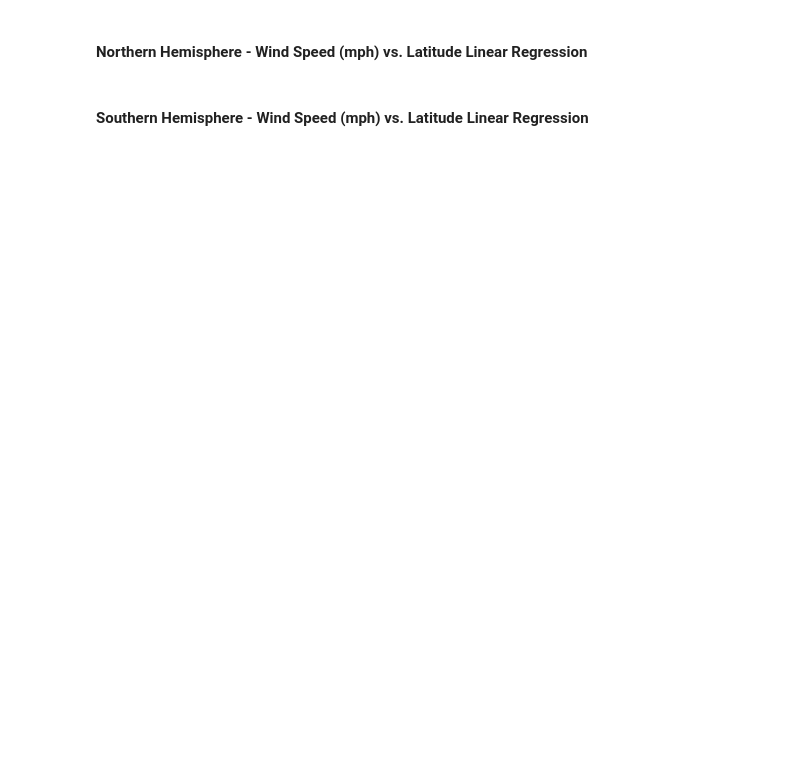
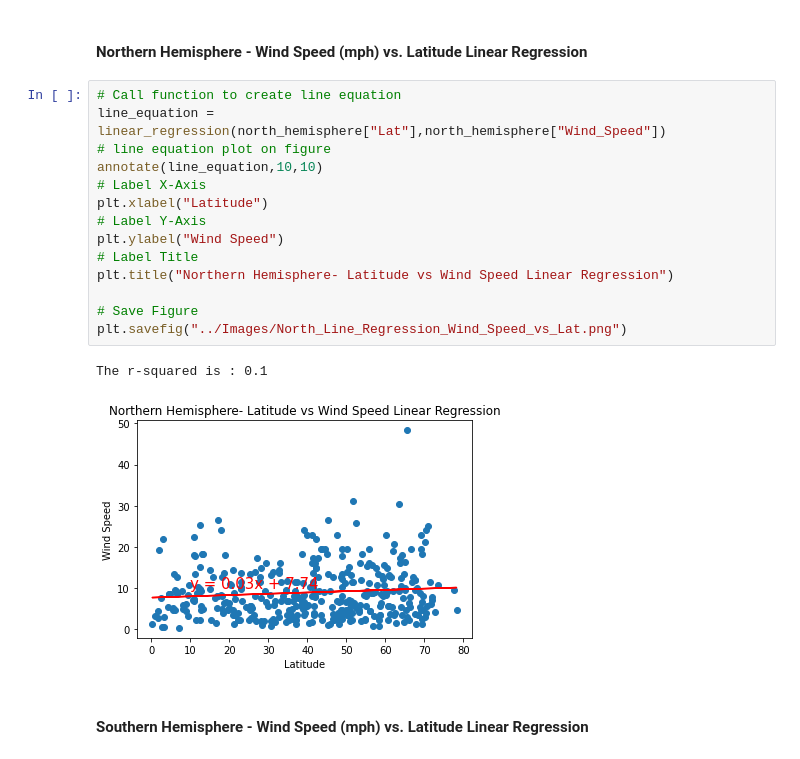
Before and after one commit to syadav03/python-api-challenge, a Jupyter notebook: Instructions/starter_code/WeatherPy.ipynb, the cells around one changed output. Drawn from its saved outputs; the diff is of its cells as text; blank space fills up the shorter version.

Commit message:
Fixed code with right labels

```diff
--- a/Instructions/starter_code/WeatherPy.ipynb
+++ b/Instructions/starter_code/WeatherPy.ipynb
@@ -429,4 +432,21 @@ plt.savefig("../Images/South_Line_Regression_Cloudiness_vs_Lat.png")
 # %% [markdown]
 ####  Northern Hemisphere - Wind Speed (mph) vs. Latitude Linear Regression
+# %%
+# Call function to create line equation
+line_equation = linear_regression(north_hemisphere["Lat"],north_hemisphere["Wind_Speed"])
+# line equation plot on figure
+annotate(line_equation,10,10)
+# Label X-Axis
+plt.xlabel("Latitude")
+# Label Y-Axis
+plt.ylabel("Wind Speed")
+# Label Title
+plt.title("Northern Hemisphere- Latitude vs Wind Speed Linear Regression")
+
+# Save Figure
+plt.savefig("../Images/North_Line_Regression_Wind_Speed_vs_Lat.png")
+# %% [output]
+The r-squared is : 0.1
+[figure, added]
 # %% [markdown]
 ####  Southern Hemisphere - Wind Speed (mph) vs. Latitude Linear Regression
```
Also changed, not shown: parts of 3 cells of this notebook.
